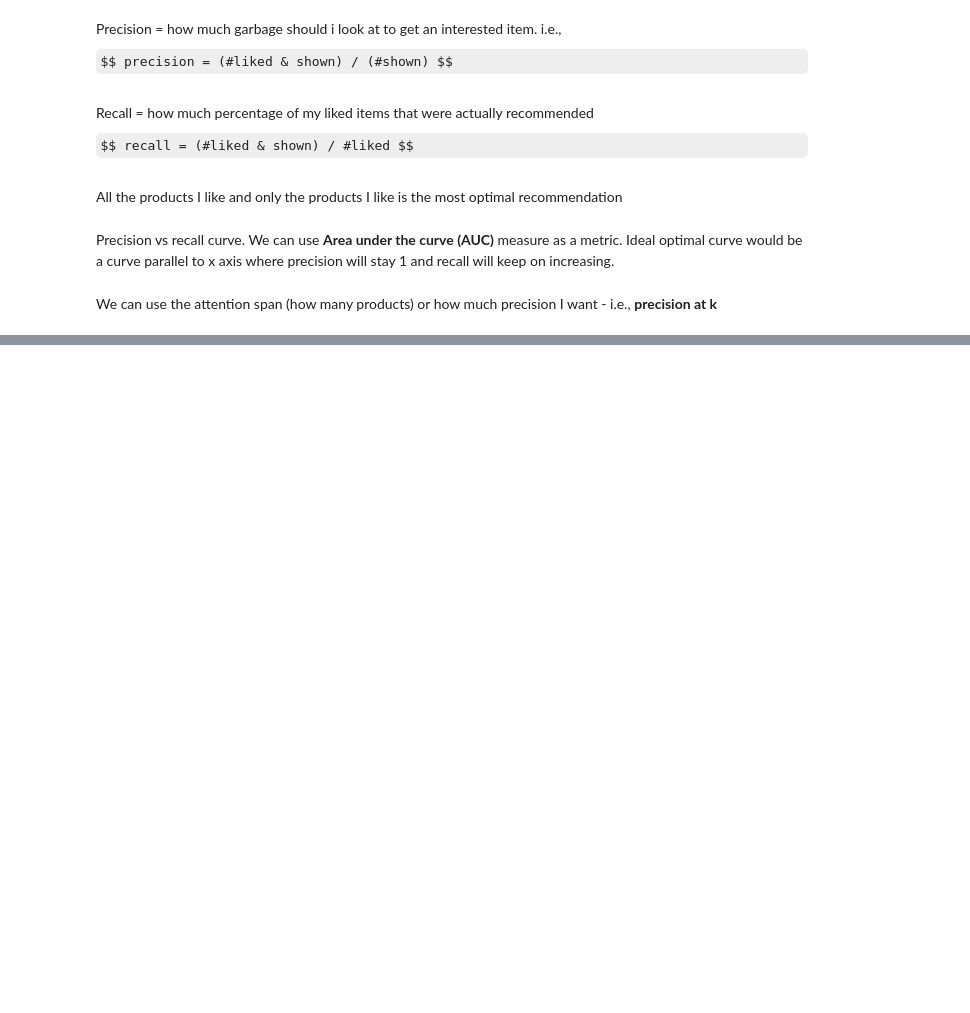
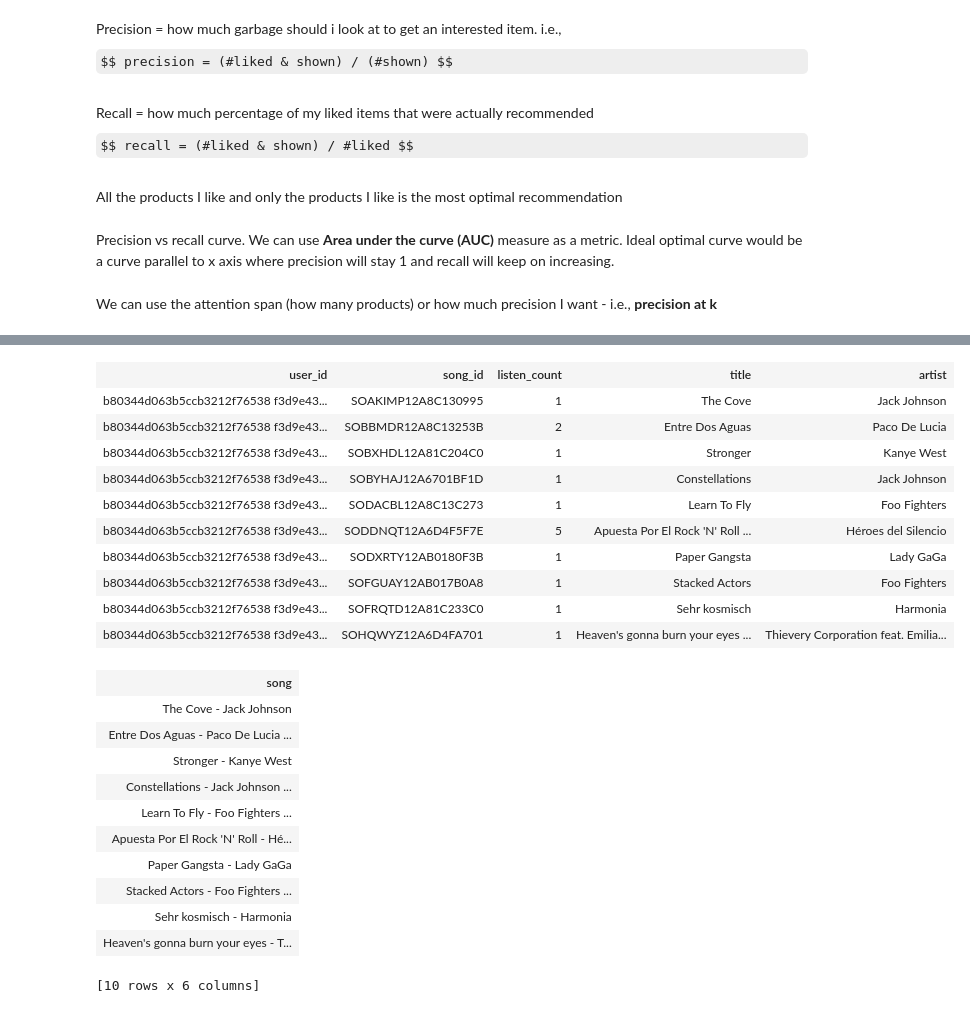
Before and after one commit to sugavaneshb/coursera-ml-mooc, a Jupyter notebook: 1_ml_foundations/course_material/Week 5 Recommending Products.ipynb, the cells around one changed output, grey strips where cells are left out. Saved outputs shown, nothing was run; the diff lists cells and outputs as text; code cells hidden in the pictures; some formulas as TeX source; blank space fills up the shorter version.

```diff
--- a/1_ml_foundations/course_material/Week 5 Recommending Products.ipynb
+++ b/1_ml_foundations/course_material/Week 5 Recommending Products.ipynb
@@ -67,0 +272,26 @@ We can use the attention span (how many products) or how much precision I want -
+# %%
+song_data.head()
+# %% [output]
+| user_id | song_id | listen_count | title | artist |
+| b80344d063b5ccb3212f76538 f3d9e43... | SOAKIMP12A8C130995 | 1 | The Cove | Jack Johnson |
+| b80344d063b5ccb3212f76538 f3d9e43... | SOBBMDR12A8C13253B | 2 | Entre Dos Aguas | Paco De Lucia |
+| b80344d063b5ccb3212f76538 f3d9e43... | SOBXHDL12A81C204C0 | 1 | Stronger | Kanye West |
+| b80344d063b5ccb3212f76538 f3d9e43... | SOBYHAJ12A6701BF1D | 1 | Constellations | Jack Johnson |
+| b80344d063b5ccb3212f76538 f3d9e43... | SODACBL12A8C13C273 | 1 | Learn To Fly | Foo Fighters |
+| b80344d063b5ccb3212f76538 f3d9e43... | SODDNQT12A6D4F5F7E | 5 | Apuesta Por El Rock 'N' Roll ... | Héroes del Silencio |
+| b80344d063b5ccb3212f76538 f3d9e43... | SODXRTY12AB0180F3B | 1 | Paper Gangsta | Lady GaGa |
+| b80344d063b5ccb3212f76538 f3d9e43... | SOFGUAY12AB017B0A8 | 1 | Stacked Actors | Foo Fighters |
+| b80344d063b5ccb3212f76538 f3d9e43... | SOFRQTD12A81C233C0 | 1 | Sehr kosmisch | Harmonia |
+| b80344d063b5ccb3212f76538 f3d9e43... | SOHQWYZ12A6D4FA701 | 1 | Heaven's gonna burn your eyes ... | Thievery Corporation feat. Emilia... |
+| song |
+| The Cove - Jack Johnson |
+| Entre Dos Aguas - Paco De Lucia ... |
+| Stronger - Kanye West |
+| Constellations - Jack Johnson ... |
+| Learn To Fly - Foo Fighters ... |
+| Apuesta Por El Rock 'N' Roll - Hé... |
+| Paper Gangsta - Lady GaGa |
+| Stacked Actors - Foo Fighters ... |
+| Sehr kosmisch - Harmonia |
+| Heaven's gonna burn your eyes - T... |
+[10 rows x 6 columns]
```
Also changed, not shown: parts of 40 cells of this notebook.
